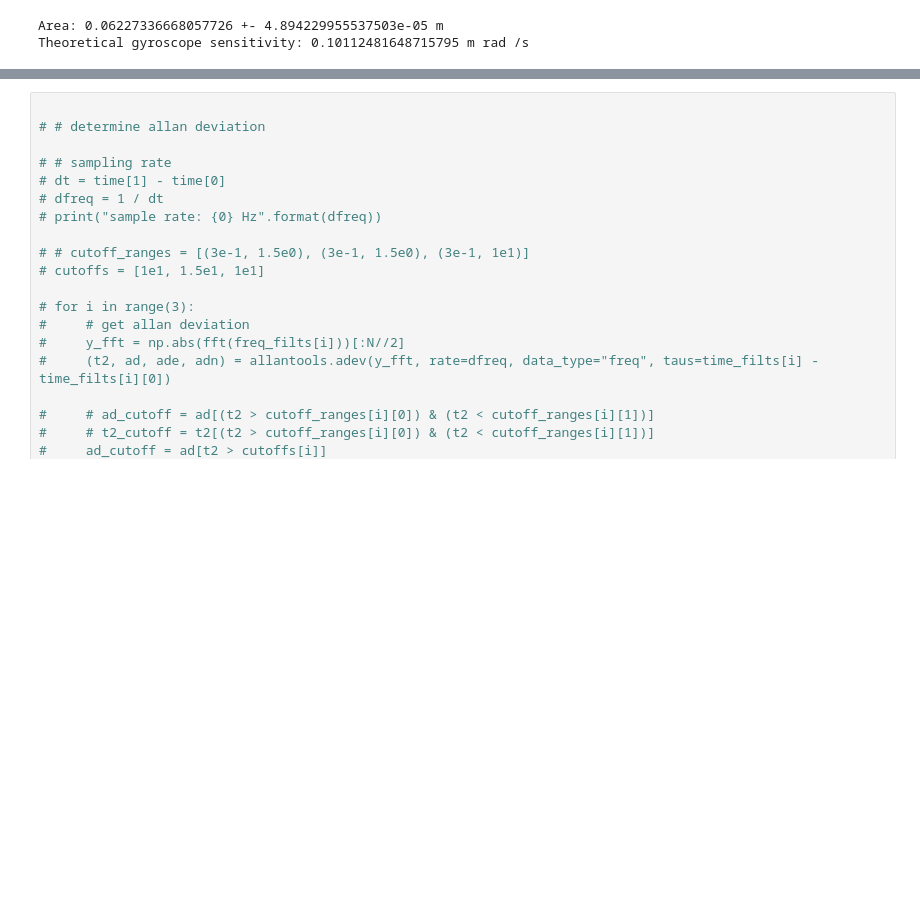
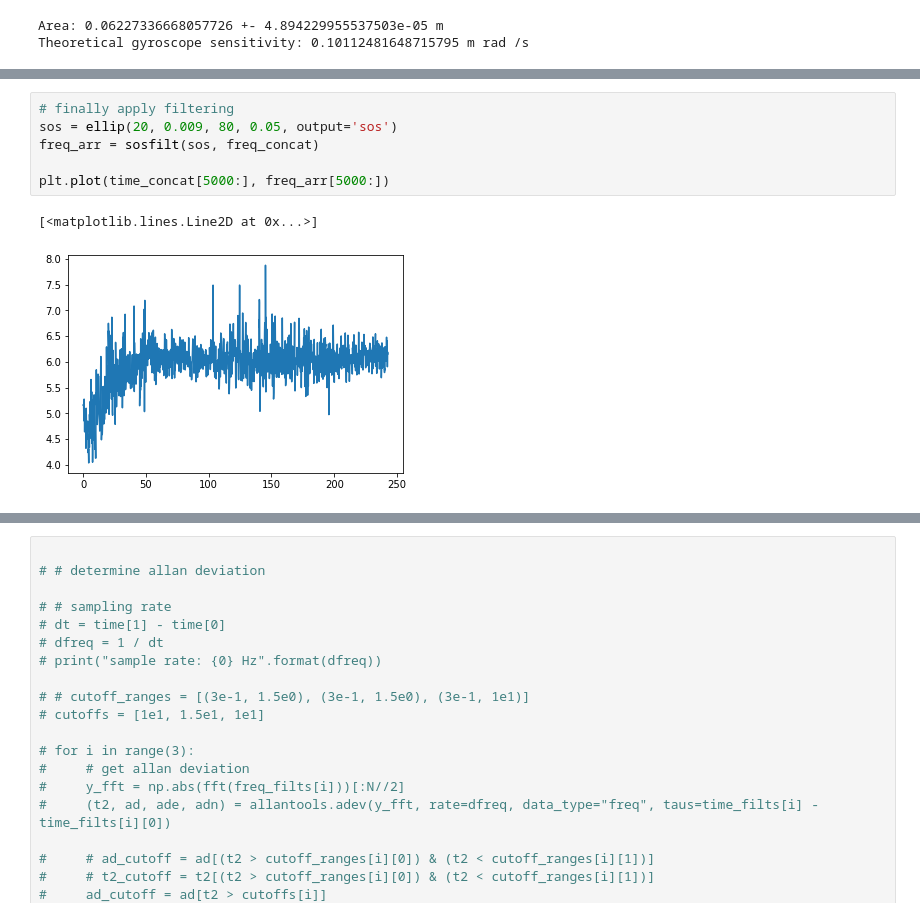
Before and after one commit to tesla1900/advanced-lab-course, a Jupyter notebook: laser_gyroscope/allan_dev_analysis.ipynb, the cells around one changed output, grey strips where cells are left out. Cells and saved outputs as stored; diff of their text form; blank space fills up the shorter version.

```diff
--- a/laser_gyroscope/allan_dev_analysis.ipynb
+++ b/laser_gyroscope/allan_dev_analysis.ipynb
@@ -231,0 +294,9 @@ Theoretical gyroscope sensitivity: 0.10112481648715795 m rad /s
+# %%
+# finally apply filtering
+sos = ellip(20, 0.009, 80, 0.05, output='sos')
+freq_arr = sosfilt(sos, freq_concat)
+
+plt.plot(time_concat[5000:], freq_arr[5000:])
+# %% [output]
+[<matplotlib.lines.Line2D at 0x...>]
+[figure, added]
```
Also changed, not shown: parts of 3 cells of this notebook.
